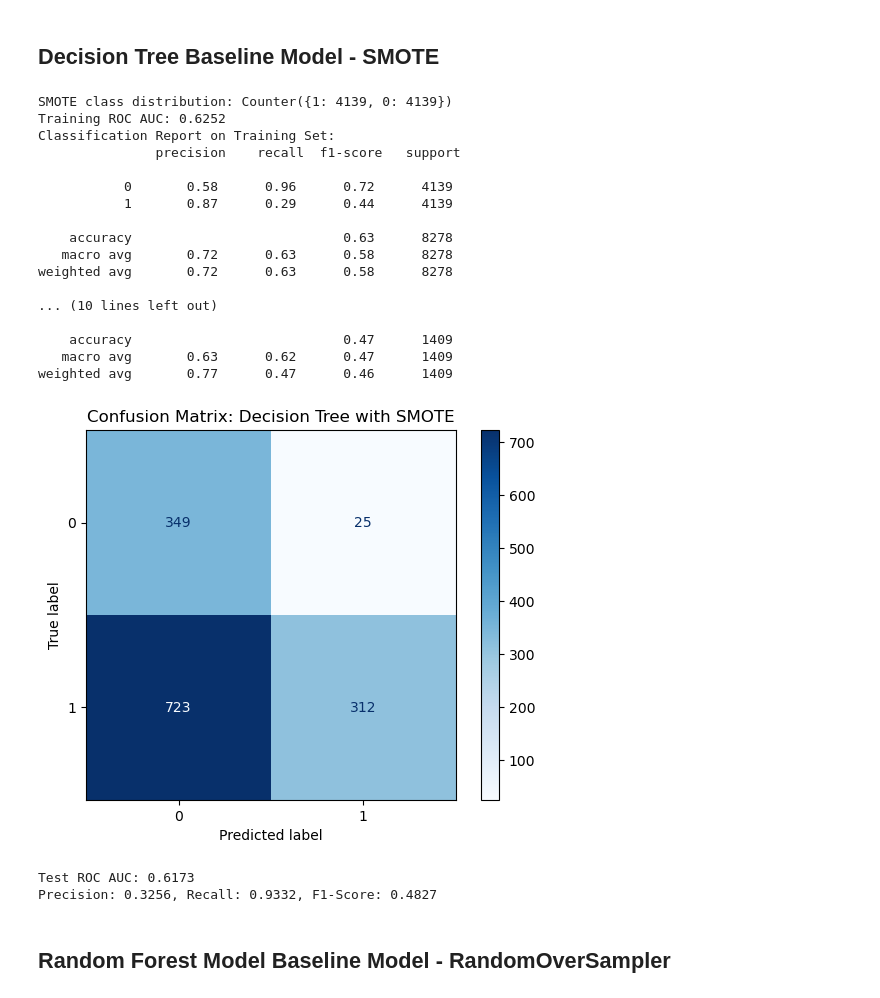
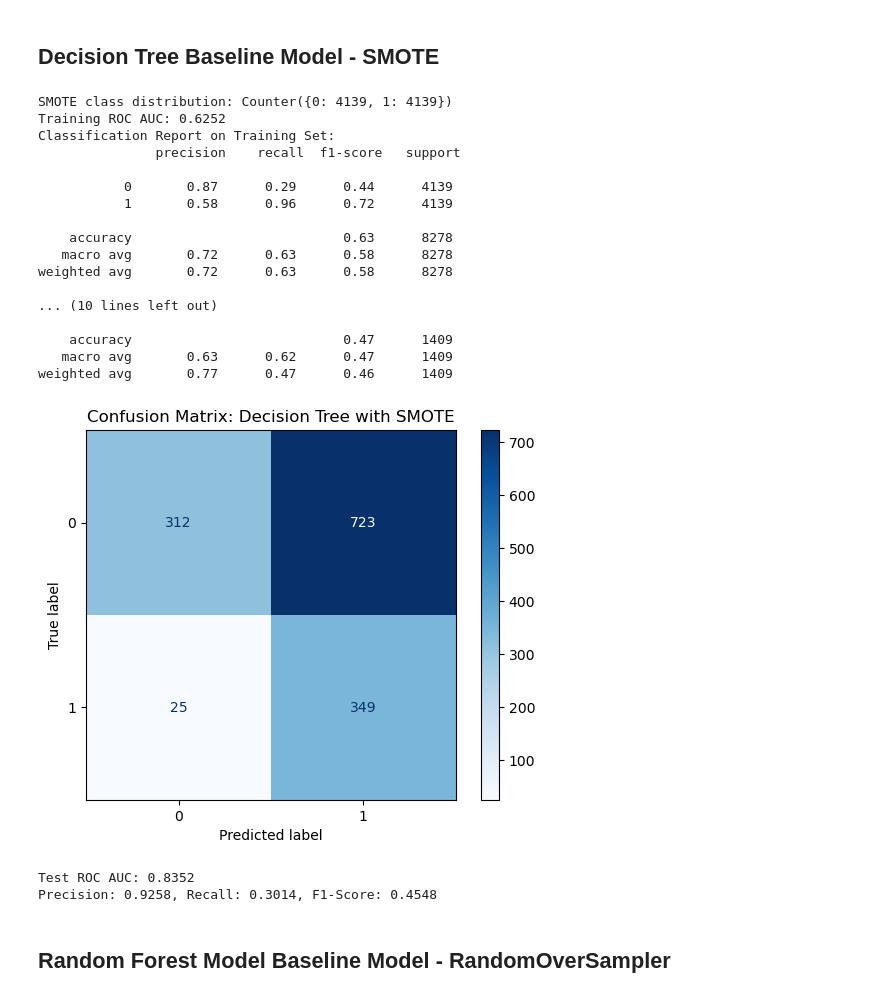
Before and after one commit to JasonCheung01/Telco-Churn, a Jupyter notebook: AML_Team_Project.ipynb, the cells around one changed output. Saved outputs shown, nothing was run; the diff lists cells and outputs as text; code cells hidden in the pictures.

```diff
--- a/AML_Team_Project.ipynb
+++ b/AML_Team_Project.ipynb
@@ -390,13 +390,13 @@ df
 | 7042 | Male | No | No | No | 66 | Yes | No | ... |
 7043 rows × 44 columns
 # %%
-from sklearn.preprocessing import LabelEncoder
-def object_to_int(dataframe_series):
-    if dataframe_series.dtype=='object':
-        dataframe_series = LabelEncoder().fit_transform(dataframe_series)
-    return dataframe_series
+# from sklearn.preprocessing import LabelEncoder
+# def object_to_int(dataframe_series):
+#     if dataframe_series.dtype=='object':
+#         dataframe_series = LabelEncoder().fit_transform(dataframe_series)
+#     return dataframe_series
 
-df = df.apply(lambda x: object_to_int(x))
+# df = df.apply(lambda x: object_to_int(x))
 # %% [markdown]
 # Data Splitting and Pre-processing
 # %%
@@ -619,3 +619,6 @@ y_test Shape:  (1409,)
+# %%
+y_dev = y_dev.map(lambda x: 1 if x == 'Churned' else 0)
+y_test = y_test.map(lambda x: 1 if x == 'Churned' else 0)
 # %% [markdown]
 # Model Building and Training
 # %% [markdown]
@@ -734,40 +741,44 @@ conf_matrix = confusion_matrix(y_test, y_pred_smote)
 print("Confusion Matrix on Test Set:\n", conf_matrix)
 print("Classification Report on Test Set:\n", classification_report(y_test, y_pred_smote))
 
 conf_matrix = confusion_matrix(y_test, y_pred_smote)
 disp = ConfusionMatrixDisplay(confusion_matrix=conf_matrix, display_labels=dt_smote.classes_)
 disp.plot(cmap=plt.cm.Blues)
 plt.title("Confusion Matrix: Decision Tree with SMOTE")
 plt.show()
 
-roc_auc = roc_auc_score(y_test, y_prob_smote)
+# roc_auc = roc_auc_score(y_test, y_prob_smote)
+# precision = precision_score(y_test, y_pred_smote, pos_label='Churned')
+# recall = recall_score(y_test, y_pred_smote, pos_label='Churned')
+# f1 = f1_score(y_test, y_pred_smote, pos_label='Churned')
+
 precision = precision_score(y_test, y_pred_smote, pos_label=0)
 recall = recall_score(y_test, y_pred_smote, pos_label=0)
 f1 = f1_score(y_test, y_pred_smote, pos_label=0)
 
 print(f"Test ROC AUC: {roc_auc:.4f}")
 print(f"Precision: {precision:.4f}, Recall: {recall:.4f}, F1-Score: {f1:.4f}")
 # %% [output]
-SMOTE class distribution: Counter({1: 4139, 0: 4139})
+SMOTE class distribution: Counter({0: 4139, 1: 4139})
 Training ROC AUC: 0.6252
 Classification Report on Training Set:
                precision    recall  f1-score   support
 
-           0       0.58      0.96      0.72      4139
-           1       0.87      0.29      0.44      4139
+           0       0.87      0.29      0.44      4139
+           1       0.58      0.96      0.72      4139
 
     accuracy                           0.63      8278
    macro avg       0.72      0.63      0.58      8278
 weighted avg       0.72      0.63      0.58      8278
 
 ... (10 lines left out)
 
     accuracy                           0.47      1409
    macro avg       0.63      0.62      0.47      1409
 weighted avg       0.77      0.47      0.46      1409
-[figure, old version]
+[figure, new version]
-Test ROC AUC: 0.6173
-Precision: 0.3256, Recall: 0.9332, F1-Score: 0.4827
+Test ROC AUC: 0.8352
+Precision: 0.9258, Recall: 0.3014, F1-Score: 0.4548
 # %% [markdown]
 ## Random Forest Model Baseline Model - RandomOverSampler
 # %%
```
Also changed, not shown: parts of 31 cells of this notebook.
